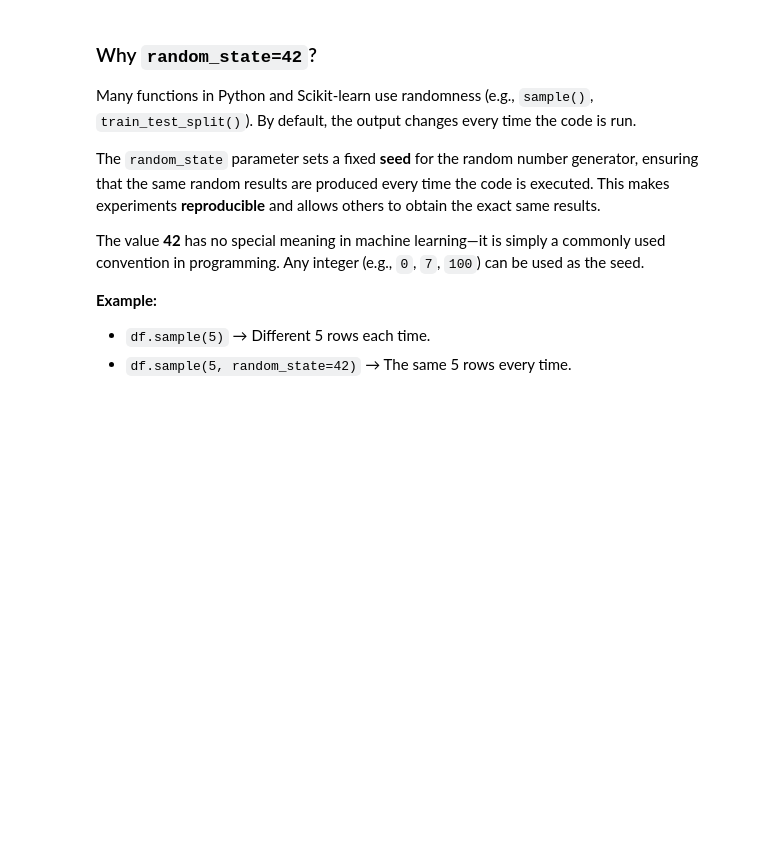
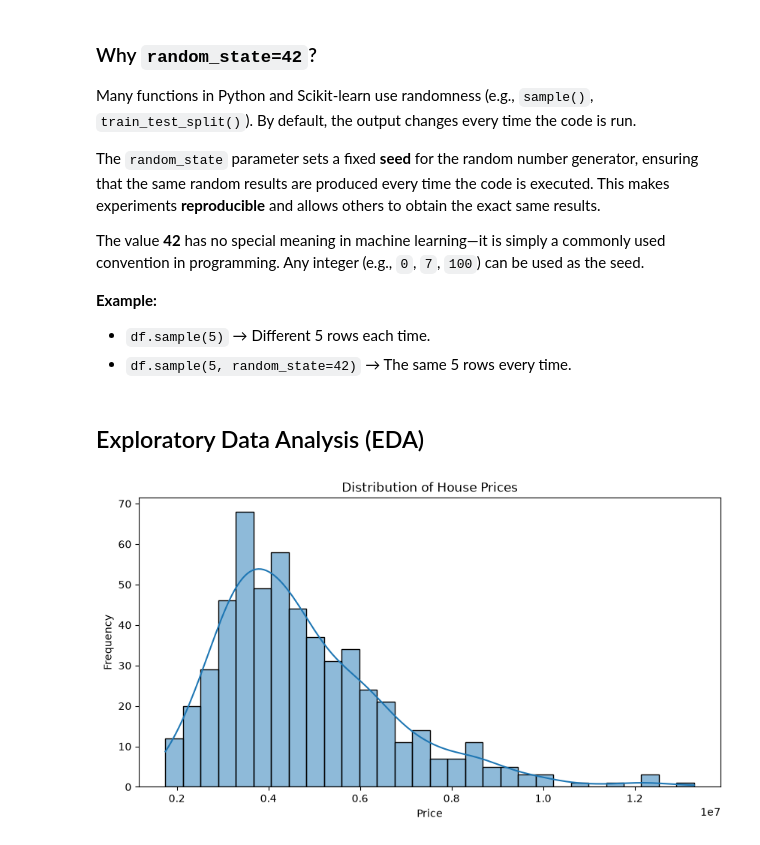
Before and after one commit to abdullahx404/House-Price-Prediction_Linear-Regression-Model, a Jupyter notebook: notebooks/House_Price_Prediction.ipynb, the cells around one changed output. Saved outputs shown, nothing was run; the diff lists cells and outputs as text; code cells hidden in the pictures; blank space fills up the shorter version.

Commit message:
Histogram

```diff
--- a/notebooks/House_Price_Prediction.ipynb
+++ b/notebooks/House_Price_Prediction.ipynb
@@ -189,3 +189,18 @@ The value **42** has no special meaning in machine learning—it is simply a com
 
 - `df.sample(5)` → Different 5 rows each time.
 - `df.sample(5, random_state=42)` → The same 5 rows every time.
+# %% [markdown]
+## Exploratory Data Analysis (EDA)
+# %%
+plt.figure(figsize=(10, 5))
+
+# KDE stands for Kernel Density Estimation.
+# It draws a smooth curve over the histogram.
+sns.histplot(df["price"], bins=30, kde=True)
+
+plt.title("Distribution of House Prices")
+plt.xlabel("Price")
+plt.ylabel("Frequency")
+plt.show()
+# %% [output]
+[figure, added]
```
